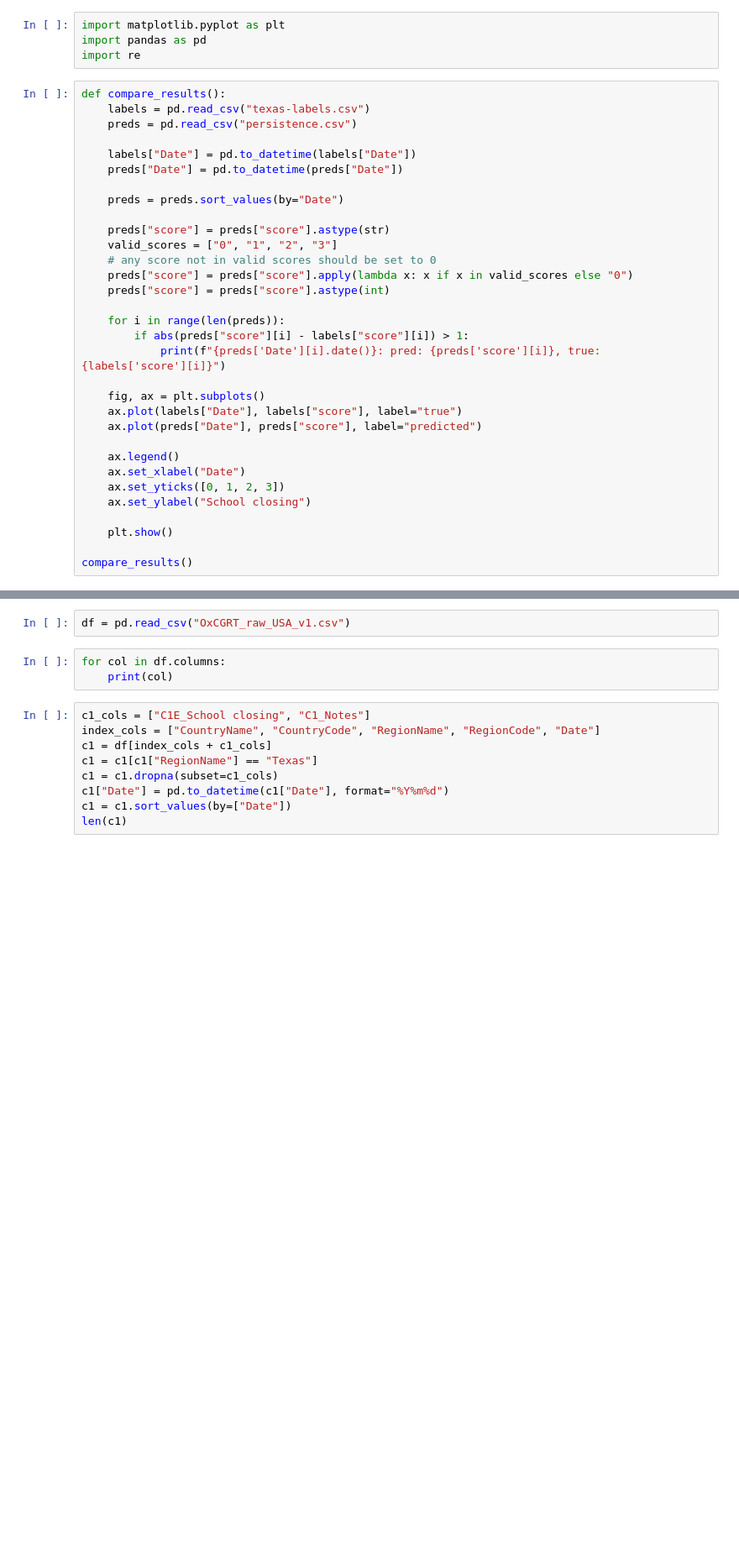
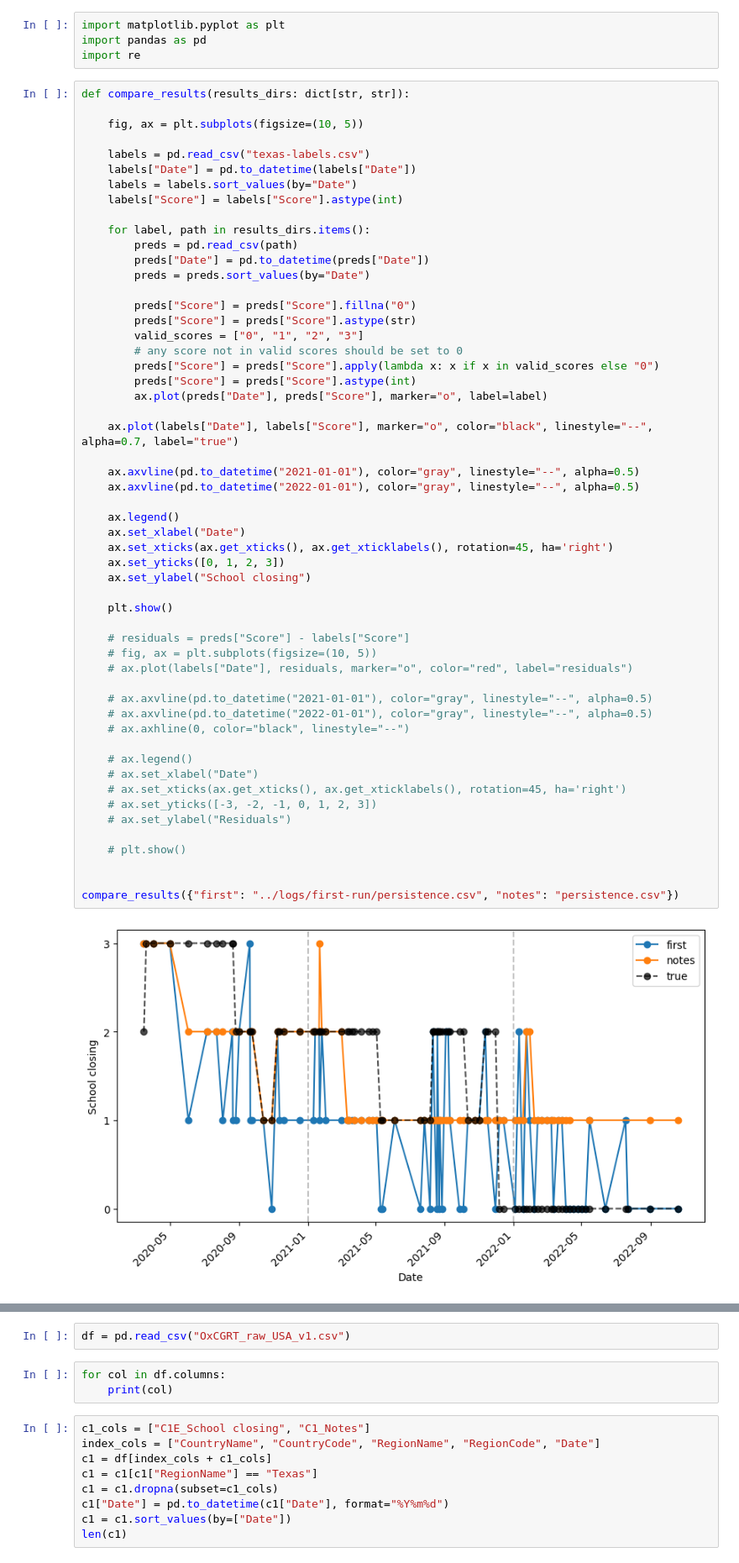
Before and after one commit to danyoungday/neuro-san-prana, a Jupyter notebook: data/edav.ipynb, the cells around one changed output, grey strips where cells are left out. Shown: that part at 84% size. Cells and saved outputs as stored; diff of their text form; blank space fills up the shorter version.

```diff
--- a/data/edav.ipynb
+++ b/data/edav.ipynb
@@ -3,34 +3,58 @@ import matplotlib.pyplot as plt
 import pandas as pd
 import re
 # %%
-def compare_results():
+def compare_results(results_dirs: dict[str, str]):
+
+    fig, ax = plt.subplots(figsize=(10, 5))
+
     labels = pd.read_csv("texas-labels.csv")
-    preds = pd.read_csv("persistence.csv")
+    labels["Date"] = pd.to_datetime(labels["Date"])
+    labels = labels.sort_values(by="Date")
+    labels["Score"] = labels["Score"].astype(int)
 
-    labels["Date"] = pd.to_datetime(labels["Date"])
-    preds["Date"] = pd.to_datetime(preds["Date"])
+    for label, path in results_dirs.items():
+        preds = pd.read_csv(path)
+        preds["Date"] = pd.to_datetime(preds["Date"])
+        preds = preds.sort_values(by="Date")
 
-    preds = preds.sort_values(by="Date")
+        preds["Score"] = preds["Score"].fillna("0")
+        preds["Score"] = preds["Score"].astype(str)
+        valid_scores = ["0", "1", "2", "3"]
+        # any score not in valid scores should be set to 0
+        preds["Score"] = preds["Score"].apply(lambda x: x if x in valid_scores else "0")
+        preds["Score"] = preds["Score"].astype(int)
+        ax.plot(preds["Date"], preds["Score"], marker="o", label=label)
 
-    preds["score"] = preds["score"].astype(str)
-    valid_scores = ["0", "1", "2", "3"]
-    # any score not in valid scores should be set to 0
-    preds["score"] = preds["score"].apply(lambda x: x if x in valid_scores else "0")
-    preds["score"] = preds["score"].astype(int)
+    ax.plot(labels["Date"], labels["Score"], marker="o", color="black", linestyle="--", alpha=0.7, label="true")
 
-    for i in range(len(preds)):
-        if abs(preds["score"][i] - labels["score"][i]) > 1:
-            print(f"{preds['Date'][i].date()}: pred: {preds['score'][i]}, true: {labels['score'][i]}")
-
-    fig, ax = plt.subplots()
-    ax.plot(labels["Date"], labels["score"], label="true")
-    ax.plot(preds["Date"], preds["score"], label="predicted")
+    ax.axvline(pd.to_datetime("2021-01-01"), color="gray", linestyle="--", alpha=0.5)
+    ax.axvline(pd.to_datetime("2022-01-01"), color="gray", linestyle="--", alpha=0.5)
 
     ax.legend()
     ax.set_xlabel("Date")
+    ax.set_xticks(ax.get_xticks(), ax.get_xticklabels(), rotation=45, ha='right')
     ax.set_yticks([0, 1, 2, 3])
     ax.set_ylabel("School closing")
 
     plt.show()
 
-compare_results()
+    # residuals = preds["Score"] - labels["Score"]
+    # fig, ax = plt.subplots(figsize=(10, 5))
+    # ax.plot(labels["Date"], residuals, marker="o", color="red", label="residuals")
+
+    # ax.axvline(pd.to_datetime("2021-01-01"), color="gray", linestyle="--", alpha=0.5)
+    # ax.axvline(pd.to_datetime("2022-01-01"), color="gray", linestyle="--", alpha=0.5)
+    # ax.axhline(0, color="black", linestyle="--")
+
+    # ax.legend()
+    # ax.set_xlabel("Date")
+    # ax.set_xticks(ax.get_xticks(), ax.get_xticklabels(), rotation=45, ha='right')
+    # ax.set_yticks([-3, -2, -1, 0, 1, 2, 3])
+    # ax.set_ylabel("Residuals")
+
+    # plt.show()
+
+
+compare_results({"first": "../logs/first-run/persistence.csv", "notes": "persistence.csv"})
+# %% [output]
+[figure, added]
```
Also changed, not shown: parts of 5 cells of this notebook, 7 other files.
